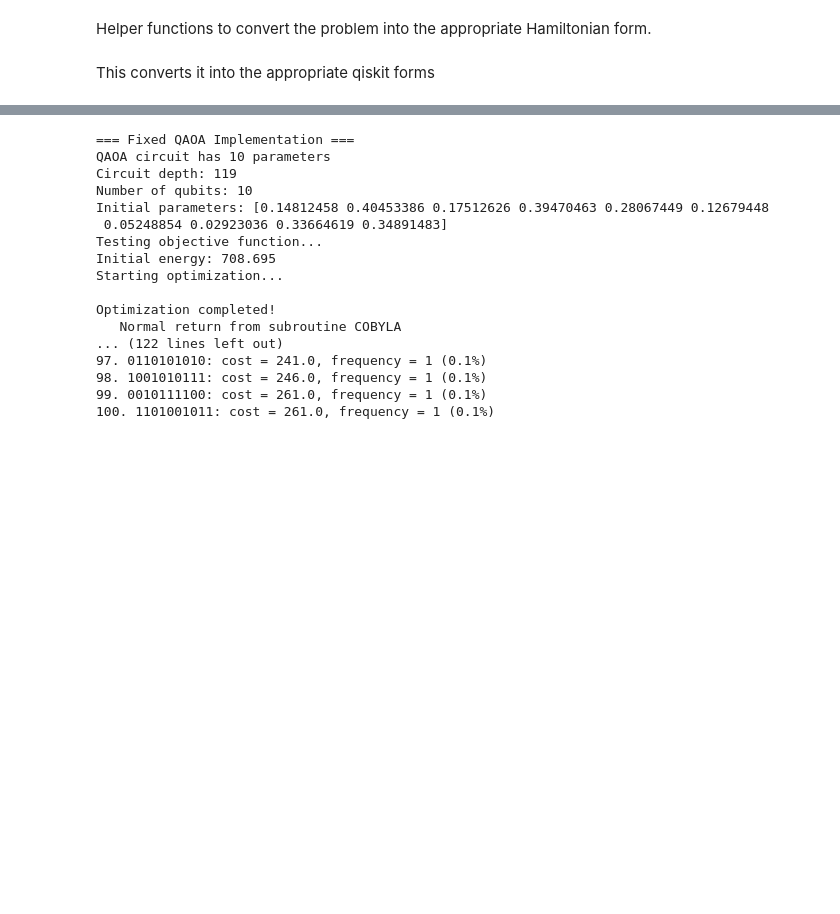
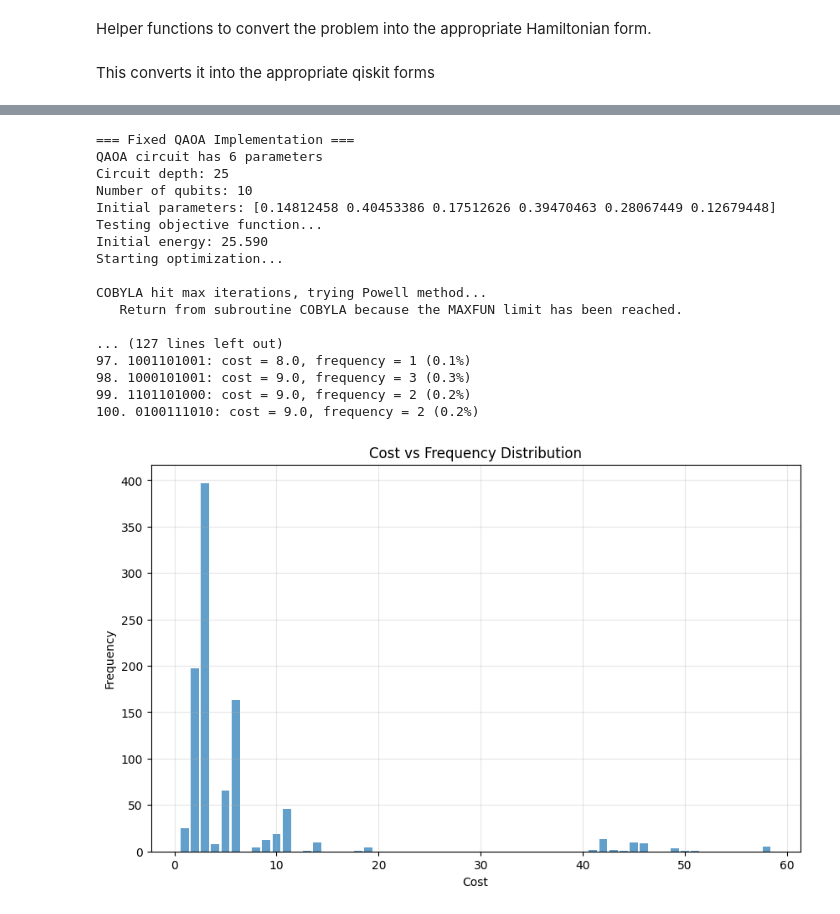
Before and after one commit to bouncycrab/SVP-qubit-controlled-mixer, a Jupyter notebook: normal_penalty_method.ipynb, the cells around one changed output, grey strips where cells are left out. Saved outputs shown, nothing was run; the diff lists cells and outputs as text; code cells hidden in the pictures; blank space fills up the shorter version.

```diff
--- a/normal_penalty_method.ipynb
+++ b/normal_penalty_method.ipynb
@@ -145,7 +145,7 @@ def gram_to_hamiltonian(gram_matrix, bounds, variable_name='x'):
     if len(substitutions) > 0:  # Ensure x_0 exists
         # Create the first binary variable for the penalty
         penalty_var = Binary(f"{variable_name}_control_0[0]")  # First binary var of first special variable
-        hamiltonian += 5 * penalty_var  # Penalty of 5 when this binary variable = 1
+        hamiltonian += 40 * penalty_var  # Penalty of 5 when this binary variable = 1
         #also, 5 is a placeholder, you can change it to whatever you want but you have to ensure that IT IS LARGER THAN THE ACTUAL SVP COST
         # testing_var = Binary(f"{variable_name}_0[0]")  # Second binary var of first special variable
         ## CHANGE THIS TO USE PENALITY VAR, UNCOMMENT THE ABOVE LINES
@@ -239,7 +239,8 @@ def ising_to_sparse_pauli_op(linear_terms, quadratic_terms, offset):
 
     return SparsePauliOp.from_list(pauli_list)
 
-basis = np.array([[-5, -2, 2], [-2, 5, 7], [6, -1, 6]])
+basis = np.array([[-5, -2, 2], [-2, 5, 7], [6, -1, 6]]) #random instances
+basis = np.array([[1, 0, 0], [0, 1, 0], [0, 0, 1]])
 bound = np.array([3,3,3])
 ising = basis_to_ising(basis, bound)
 
@@ -409,43 +411,66 @@ def complete_qaoa_workflow(ising_op, reps=1):
     counts = sample_final_results(qaoa_ansatz, result.x, shots=1000)
 
     # Analyze top solutions
     print("\nTop 10 most frequent solutions:")
     sorted_counts = sorted(counts.items(), key=lambda x: x[1], reverse=True)
 
     for i, (bitstring, count) in enumerate(sorted_counts[:10]):
         probability = count / 1000
         actual_cost = evaluate_bitstring_cost(bitstring, ising_op)
         print(f"{i+1:2d}. {bitstring}: {count:3d} counts ({probability:.1%}), cost = {actual_cost:.1f}")
 
     print("\nBest solutions by actual cost:")
     cost_sorted = [(bs, cnt, evaluate_bitstring_cost(bs, ising_op))
                    for bs, cnt in sorted_counts]
     cost_sorted.sort(key=lambda x: x[2])  # Sort by cost
+    # Plot cost vs frequency
+    # Create a dictionary to aggregate frequencies by cost
+    cost_freq_dict = {}
+    for item in cost_sorted:
+        cost = item[2]
+        freq = item[1]
+        cost_freq_dict[cost] = cost_freq_dict.get(cost, 0) + freq
+
+    # Convert back to lists
+    costs = list(cost_freq_dict.keys())
+    frequencies = list(cost_freq_dict.values())
+    plt.figure(figsize=(10, 6))
+    plt.bar(costs, frequencies, alpha=0.7)
+    plt.xlabel('Cost')
+    plt.ylabel('Frequency')
+    plt.title('Cost vs Frequency Distribution')
+    plt.grid(True, alpha=0.3)
+
+
+
+
+
 
     for i, (bitstring, count, cost) in enumerate(cost_sorted[:100]):
         probability = count / 1000
         print(f"{i+1}. {bitstring}: cost = {cost:.1f}, frequency = {count} ({probability:.1%})")
 
     return result, sorted_counts
 
 # Run the complete workflow
 print("=== Fixed QAOA Implementation ===")
-optimization_result, top_solutions = complete_qaoa_workflow(ising_op, reps=5) # reps represent the depth of the QAOA circuit
+optimization_result, top_solutions = complete_qaoa_workflow(ising_op, reps=3) # reps represent the depth of the QAOA circuit
 # %% [output]
 === Fixed QAOA Implementation ===
-QAOA circuit has 10 parameters
-Circuit depth: 119
+QAOA circuit has 6 parameters
+Circuit depth: 25
 Number of qubits: 10
-Initial parameters: [0.14812458 0.40453386 0.17512626 0.39470463 0.28067449 0.12679448
- 0.05248854 0.02923036 0.33664619 0.34891483]
+Initial parameters: [0.14812458 0.40453386 0.17512626 0.39470463 0.28067449 0.12679448]
 Testing objective function...
-Initial energy: 708.695
+Initial energy: 25.590
 Starting optimization...
 
-Optimization completed!
-   Normal return from subroutine COBYLA
-... (122 lines left out)
-97. 0110101010: cost = 241.0, frequency = 1 (0.1%)
-98. 1001010111: cost = 246.0, frequency = 1 (0.1%)
-99. 0010111100: cost = 261.0, frequency = 1 (0.1%)
-100. 1101001011: cost = 261.0, frequency = 1 (0.1%)
+COBYLA hit max iterations, trying Powell method...
+   Return from subroutine COBYLA because the MAXFUN limit has been reached.
+
+... (127 lines left out)
+97. 1001101001: cost = 8.0, frequency = 1 (0.1%)
+98. 1000101001: cost = 9.0, frequency = 3 (0.3%)
+99. 1101101000: cost = 9.0, frequency = 2 (0.2%)
+100. 0100111010: cost = 9.0, frequency = 2 (0.2%)
+[figure, added]
```
Also changed, not shown: parts of 1 cell of this notebook, 1 other file.
